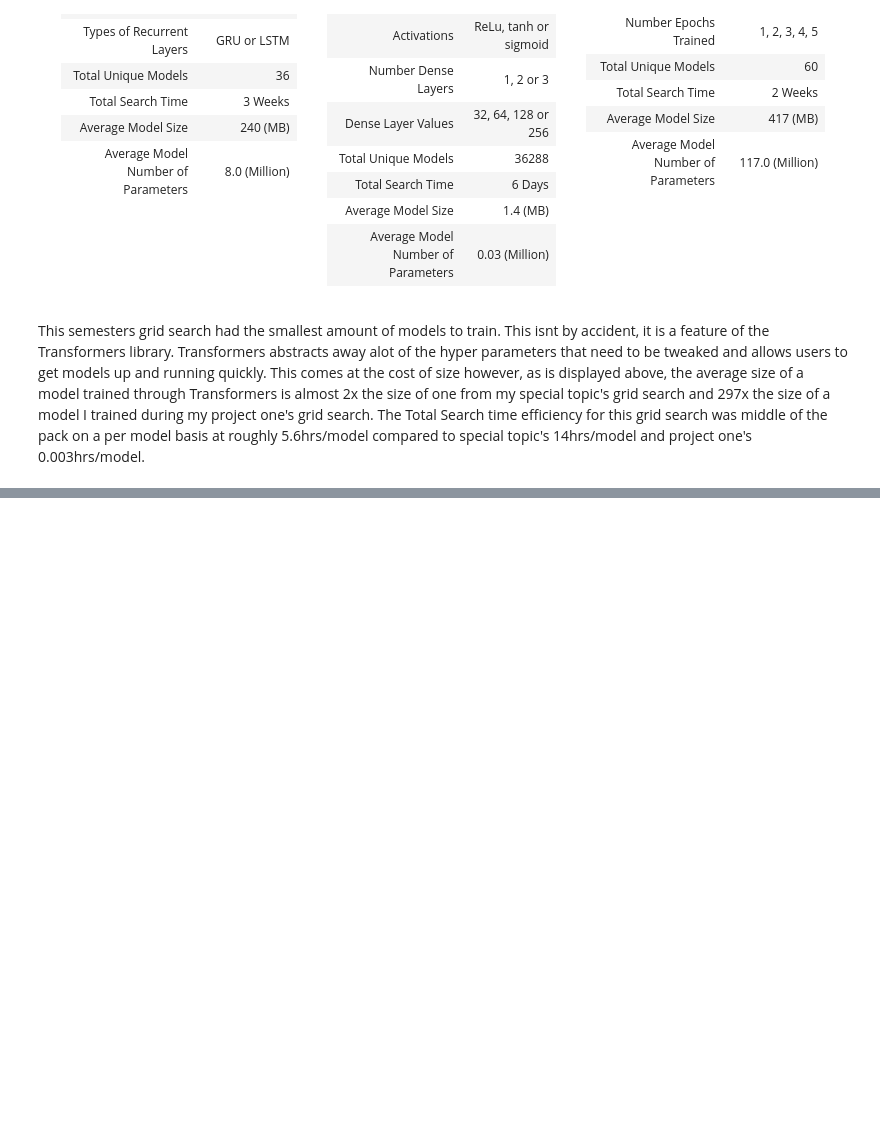
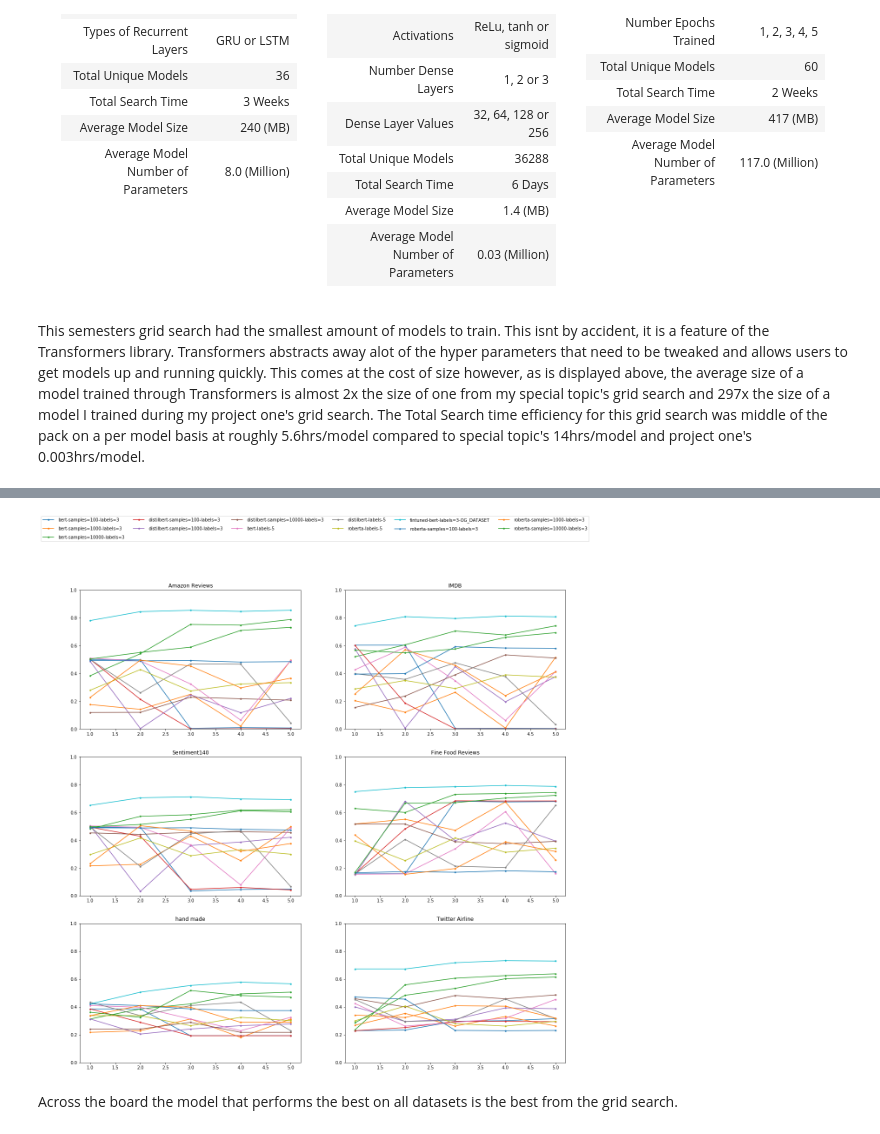
Before and after one commit to knuddj1/Project2, a Jupyter notebook: report.ipynb, the cells around one changed output, grey strips where cells are left out. Cells and saved outputs as stored; diff of their text form; code cells hidden in the pictures; blank space fills up the shorter version.

```diff
--- a/report.ipynb
+++ b/report.ipynb
@@ -305,0 +449,7 @@ The array above represents the models confidence, for each class, as to which th
+# %%
+import plot_results
+plot_results.plot_results()
+# %% [output]
+[figure, added]
+# %% [markdown]
+Across the board the model that performs the best on all datasets is the best from the grid search.
```
Also changed, not shown: parts of 7 cells of this notebook.
